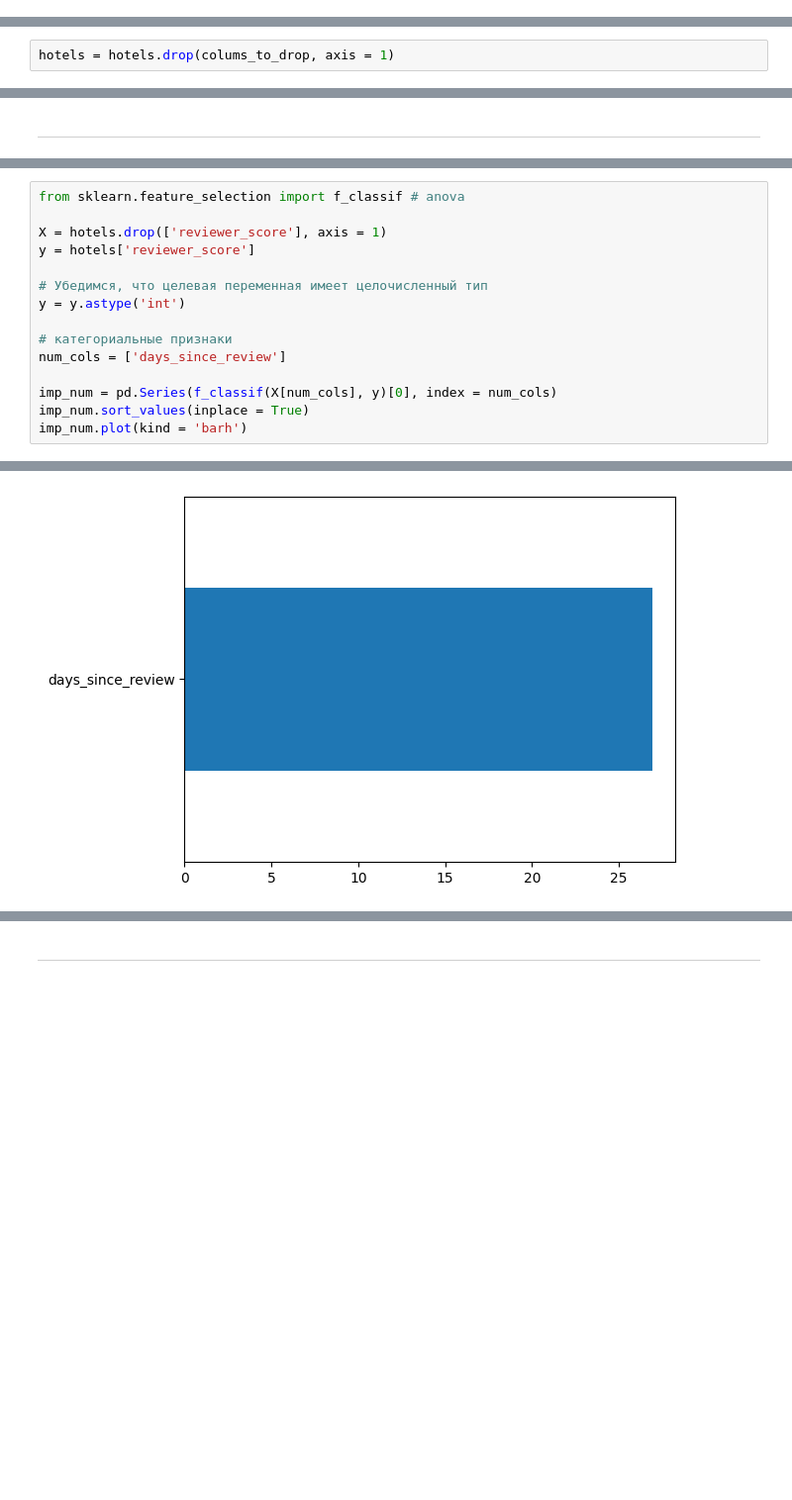
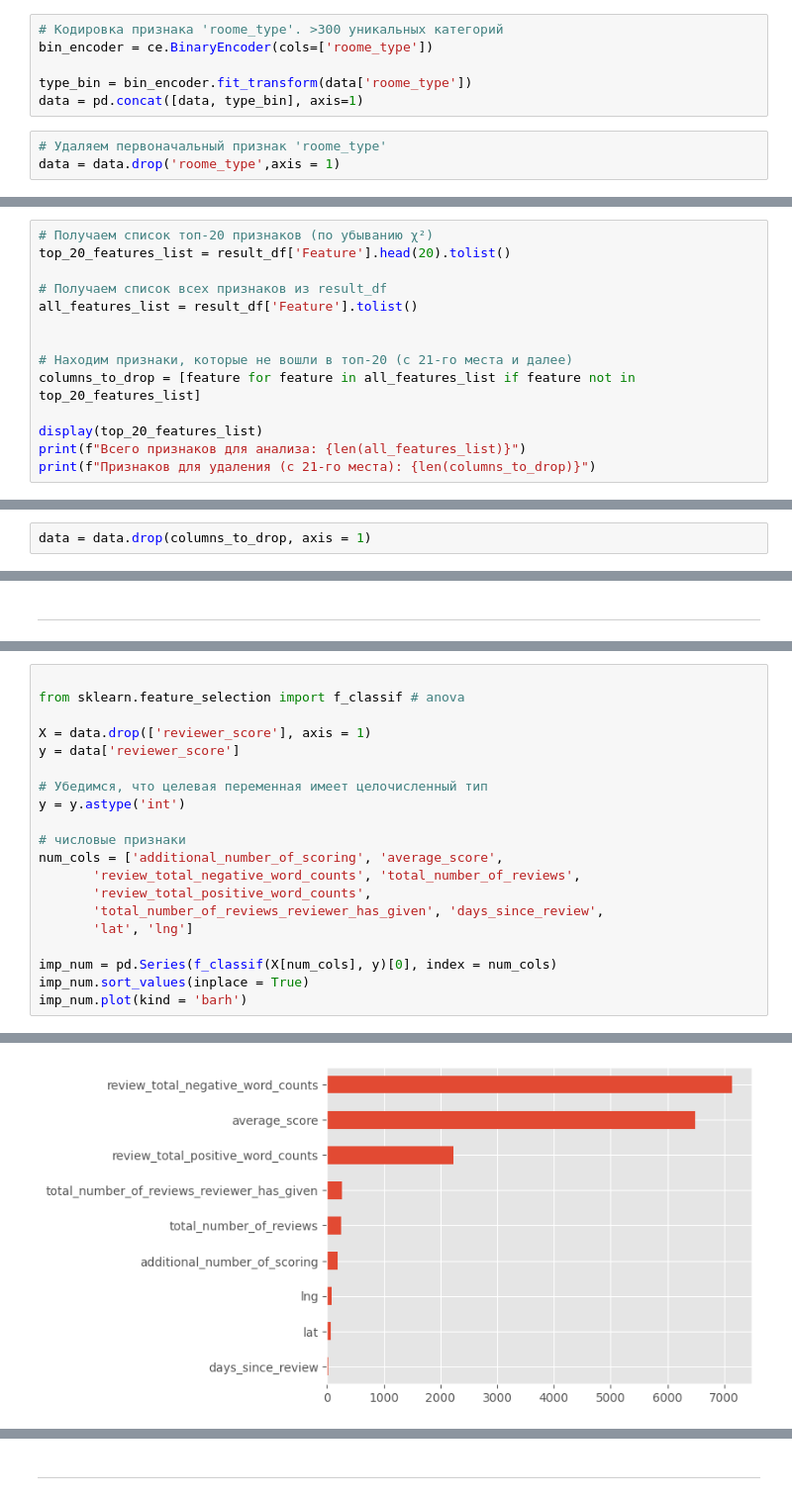
Before and after one commit to vavilove001-lab/sf_data_science, a Jupyter notebook: Projects/PROJECT-3. EDA + Feature Engineering/PROJECT-3. EDA+Feature Engineering.ipynb, the cells around one changed output, grey strips where cells are left out. Shown at 99% size. Drawn from its saved outputs; the diff is of its cells as text; blank space fills up the shorter version.

```diff
--- a/Projects/PROJECT-3. EDA + Feature Engineering/PROJECT-3. EDA+Feature Engineering.ipynb
+++ b/Projects/PROJECT-3. EDA + Feature Engineering/PROJECT-3. EDA+Feature Engineering.ipynb
@@ -502,0 +864,9 @@ dtype: float64
+# %%
+# Кодировка признака 'roome_type'. >300 уникальных категорий
+bin_encoder = ce.BinaryEncoder(cols=['roome_type'])
+
+type_bin = bin_encoder.fit_transform(data['roome_type'])
+data = pd.concat([data, type_bin], axis=1)
+# %%
+# Удаляем первоначальный признак 'roome_type'
+data = data.drop('roome_type',axis = 1)
@@ -701,0 +1056,14 @@ colums_to_drop = ['roome_type_0', 'roome_type_1', 'roome_type_2',
+# %%
+# Получаем список топ‑20 признаков (по убыванию χ²)
+top_20_features_list = result_df['Feature'].head(20).tolist()
+
+# Получаем список всех признаков из result_df
+all_features_list = result_df['Feature'].tolist()
+
+
+# Находим признаки, которые не вошли в топ‑20 (с 21‑го места и далее)
+columns_to_drop = [feature for feature in all_features_list if feature not in top_20_features_list]
+
+display(top_20_features_list)
+print(f"Всего признаков для анализа: {len(all_features_list)}")
+print(f"Признаков для удаления (с 21‑го места): {len(columns_to_drop)}")
@@ -702,2 +1095,2 @@ colums_to_drop = ['roome_type_0', 'roome_type_1', 'roome_type_2',
 # %%
-hotels = hotels.drop(colums_to_drop, axis = 1)
+data = data.drop(columns_to_drop, axis = 1)
@@ -776,18 +1101,23 @@ memory usage: 75.3+ MB
 # %%
+
 from sklearn.feature_selection import f_classif # anova
 
-X = hotels.drop(['reviewer_score'], axis = 1)
-y = hotels['reviewer_score']
+X = data.drop(['reviewer_score'], axis = 1)
+y = data['reviewer_score']
 
 # Убедимся, что целевая переменная имеет целочисленный тип
 y = y.astype('int')
 
-# категориальные признаки
-num_cols = ['days_since_review']
+# числовые признаки
+num_cols = ['additional_number_of_scoring', 'average_score',
+       'review_total_negative_word_counts', 'total_number_of_reviews',
+       'review_total_positive_word_counts',
+       'total_number_of_reviews_reviewer_has_given', 'days_since_review',
+       'lat', 'lng']
 
 imp_num = pd.Series(f_classif(X[num_cols], y)[0], index = num_cols)
 imp_num.sort_values(inplace = True)
 imp_num.plot(kind = 'barh')
 # %% [output]
 <Axes: >
-[figure, old version]
+[figure, new version]
```
Also changed, not shown: parts of 231 cells of this notebook, 4 other files.
